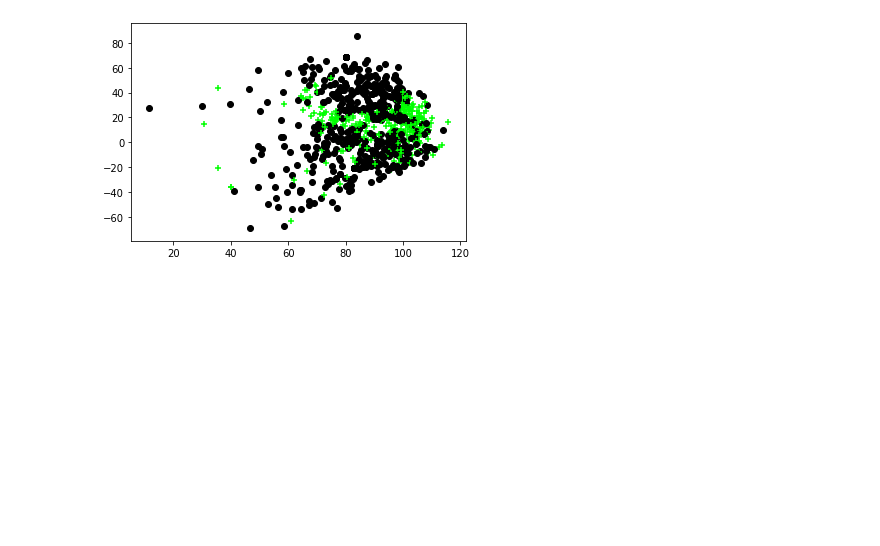
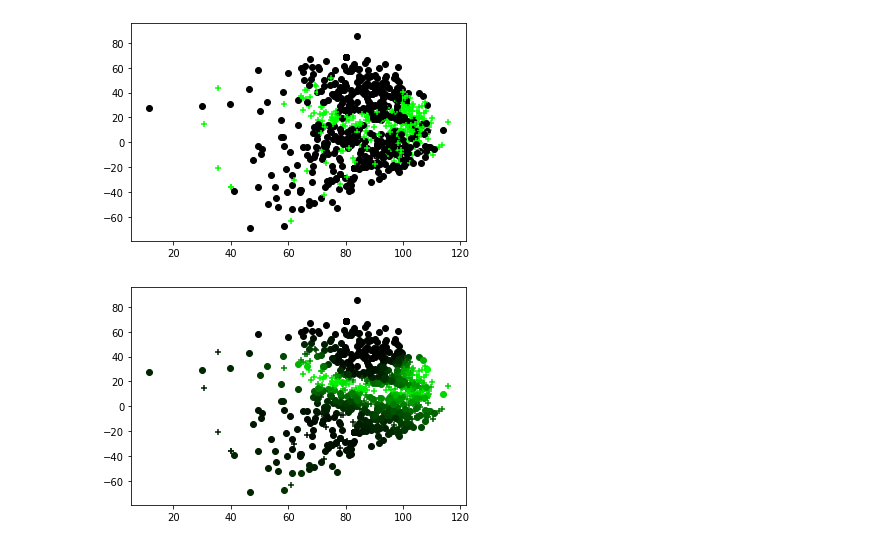
Before and after one commit to EricLangdon/cs254-Project, a Jupyter notebook: Project_v2.ipynb, the cells around one changed output. Cells and saved outputs as stored; diff of their text form; code cells hidden in the pictures; blank space fills up the shorter version.

Commit message:
Created another graph to contrast estimated_ba_using... scores from dataset

```diff
--- a/Project_v2.ipynb
+++ b/Project_v2.ipynb
@@ -5,7 +5,7 @@ import os
 import matplotlib.pyplot as plt
 # %%
 
-file = pd.read_csv('Final Project/cs254-Project/data/Inplaydata19.csv', error_bad_lines=False)
+file = pd.read_csv('data/Inplaydata19.csv', error_bad_lines=False)
 dataFrame = pd.DataFrame(file)
 # %%
 # Single, Double, Triple, HomeRun, (field_out, force_out, fielders_choice) = out,
@@ -39,11 +55,12 @@ array([1, 0], dtype=int64)
 X = pd.DataFrame()
 X['launch_speed'] = dataFrame['launch_speed']
 X['launch_angle'] = dataFrame['launch_angle']
+X['estimated_ba_using_speedangle'] = dataFrame['estimated_ba_using_speedangle']
+X['events'] = dataFrame['events']
 X.insert(0, 'Ones', 1)
-X['events'] = dataFrame['events']
 
 X = X.dropna()
 
 y = X['events']
 
-X = X.iloc[:, 0:3]
+X = X.iloc[:, 0:4]
@@ -80,3 +79,21 @@ for i in range(800):
 plt.show()
 # %% [output]
 [figure]
+# %%
+plt.figure()
+color = [[0,0,0]]
+for i in range(800):
+    if y[i] == 0:
+        marker="o"
+        #color = [[0,0,0]]
+    elif y[i] == 1:
+        marker="+"
+        #color = [[0,1,0]]
+
+    colored= X['estimated_ba_using_speedangle'][i]
+    color=[[0,colored,0]]
+    plt.scatter(X.loc[i, 'launch_speed'], X.loc[i, 'launch_angle'], c=color, marker=marker)
+
+plt.show()
+# %% [output]
+[figure, added]
```
Also changed, not shown: parts of 2 cells of this notebook.
